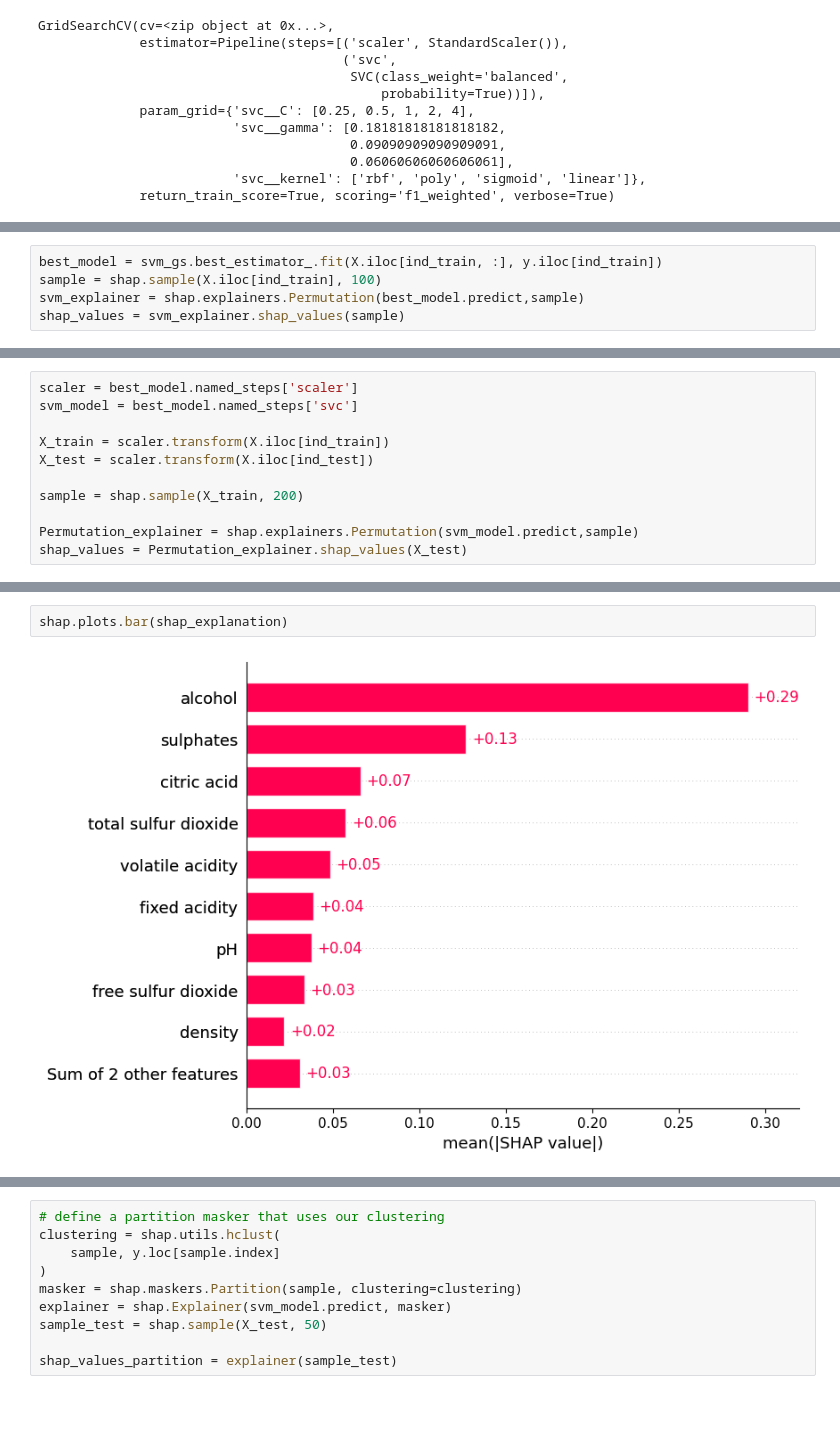
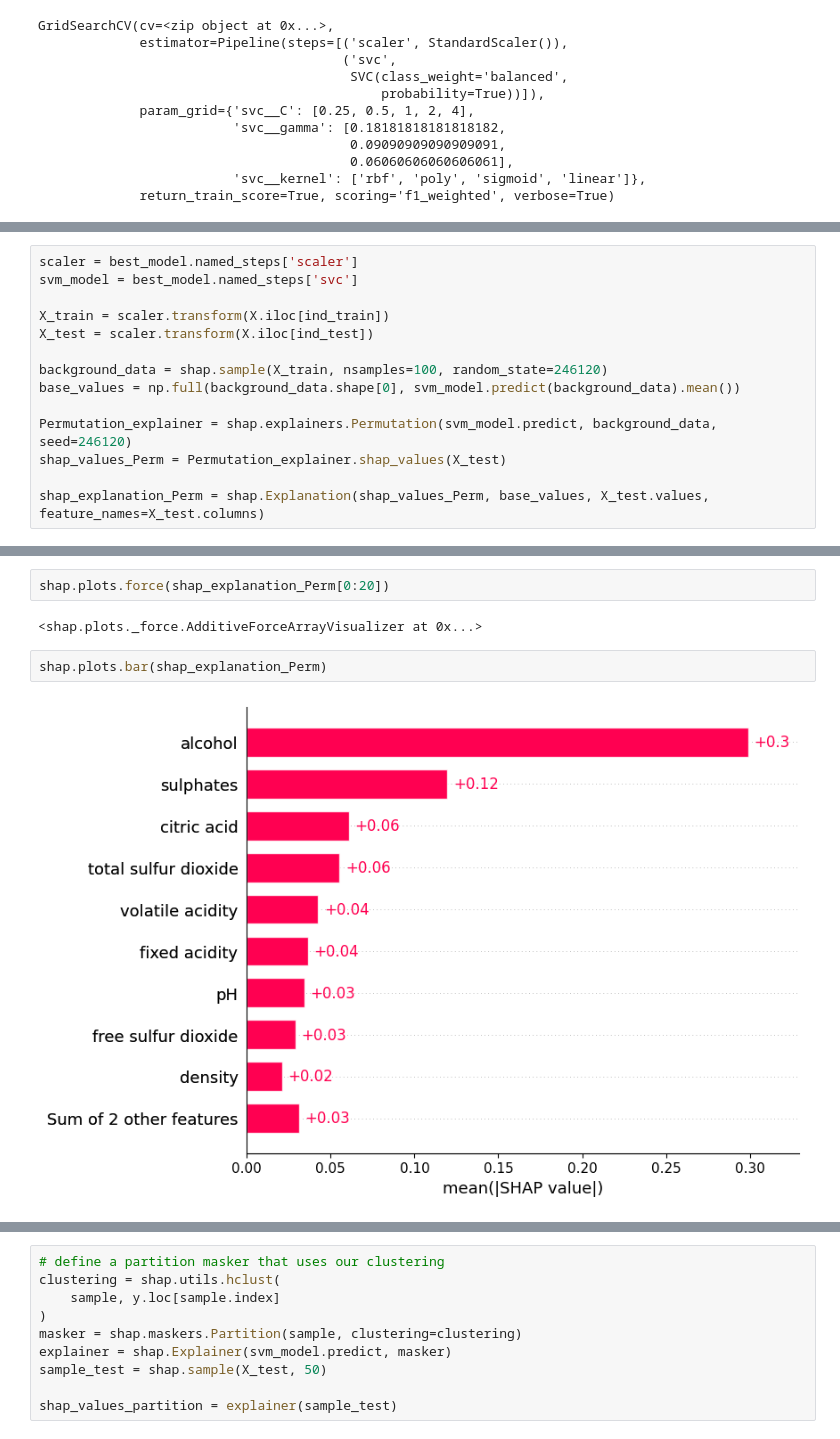
Before and after one commit to MarcoMungaiCoppolino/Data-Science-Portfolio, a Jupyter notebook: GameTheory_For_Explainable_ML/notebooks/01-second-logical-notebook copy.ipynb, the cells around one changed output, grey strips where cells are left out. Cells and saved outputs as stored; diff of their text form; blank space fills up the shorter version.

```diff
--- a/GameTheory_For_Explainable_ML/notebooks/01-second-logical-notebook copy.ipynb
+++ b/GameTheory_For_Explainable_ML/notebooks/01-second-logical-notebook copy.ipynb
@@ -330,5 +344,0 @@ X_redwine_scaled
-# %%
-best_model = svm_gs.best_estimator_.fit(X.iloc[ind_train, :], y.iloc[ind_train])
-sample = shap.sample(X.iloc[ind_train], 100)
-svm_explainer = shap.explainers.Permutation(best_model.predict,sample)
-shap_values = svm_explainer.shap_values(sample)
@@ -355,7 +349,10 @@ svm_model = best_model.named_steps['svc']
 X_train = scaler.transform(X.iloc[ind_train])
 X_test = scaler.transform(X.iloc[ind_test])
 
-sample = shap.sample(X_train, 200)
+background_data = shap.sample(X_train, nsamples=100, random_state=246120)
+base_values = np.full(background_data.shape[0], svm_model.predict(background_data).mean())
 
-Permutation_explainer = shap.explainers.Permutation(svm_model.predict,sample)
-shap_values = Permutation_explainer.shap_values(X_test)
+Permutation_explainer = shap.explainers.Permutation(svm_model.predict, background_data, seed=246120)
+shap_values_Perm = Permutation_explainer.shap_values(X_test)
+
+shap_explanation_Perm = shap.Explanation(shap_values_Perm, base_values, X_test.values, feature_names=X_test.columns)
@@ -388,4 +402,8 @@ shap.summary_plot(shap_values, X_test)
+# %%
+shap.plots.force(shap_explanation_Perm[0:20])
+# %% [output]
+<shap.plots._force.AdditiveForceArrayVisualizer at 0x...>
 # %%
-shap.plots.bar(shap_explanation)
+shap.plots.bar(shap_explanation_Perm)
 # %% [output]
-[figure, old version]
+[figure, new version]
```
Also changed, not shown: parts of 76 cells of this notebook.
